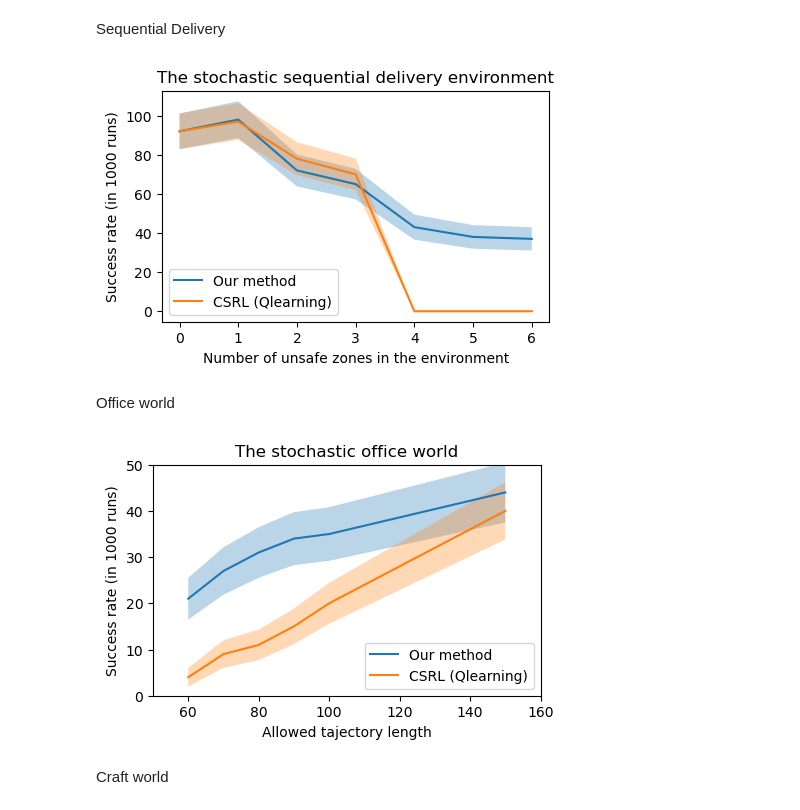
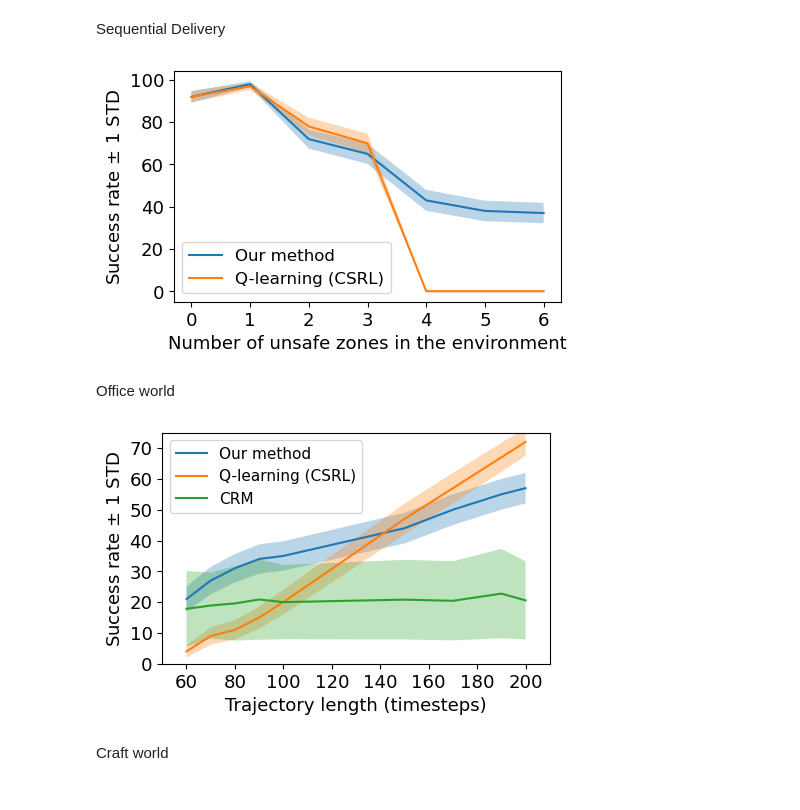
Before and after one commit to CL2-UWaterloo/RL-LTL, a Jupyter notebook: Main/plots.ipynb, the cells around one changed output. Saved outputs shown, nothing was run; the diff lists cells and outputs as text; code cells hidden in the pictures.

```diff
--- a/Main/plots.ipynb
+++ b/Main/plots.ipynb
@@ -6,80 +40,92 @@ Sequential Delivery
 # %%
 n_danger = range(7)
 
 ours_stoch = [92, 98, 72, 65, 43, 38, 37]
 csrl_stoch = [92, 97, 78, 70, 0, 0, 0]
 
 ours_succes_std = []
 for i in ours_stoch:
-    temp = np.zeros(1000)
+    temp = np.zeros(100)
     temp[:int(i)]=1
-    std = np.sqrt(1000*np.var(temp))
+    std = np.sqrt(100*np.var(temp))
     ours_succes_std.append((i-std, i+std))
 
 csrl_succes_std = []
 for i in csrl_stoch:
-    temp = np.zeros(1000)
+    temp = np.zeros(100)
     temp[:int(i)]=1
-    std = np.sqrt(1000*np.var(temp))
+    std = np.sqrt(100*np.var(temp))
     csrl_succes_std.append((i-std, i+std))
 
 ours_succes_std = np.array(ours_succes_std)
 csrl_succes_std = np.array(csrl_succes_std)
 
 plt.figure(figsize=(5,3))
 plt.fill_between(n_danger, ours_succes_std[:,0], ours_succes_std[:,1], alpha=0.3)
 plt.fill_between(n_danger, csrl_succes_std[:,0], csrl_succes_std[:,1], alpha=0.3)
 
+plt.xticks(fontsize=13)
+plt.yticks(fontsize=13)
 plt.plot(n_danger, ours_stoch, label='Our method')
-plt.plot(n_danger, csrl_stoch, label='CSRL (Qlearning)')
-plt.xlabel("Number of unsafe zones in the environment")
-plt.ylabel("Success rate (in 1000 runs)")
-plt.title("The stochastic sequential delivery environment")
+plt.plot(n_danger, csrl_stoch, label='Q-learning (CSRL)')
+plt.xlabel("Number of unsafe zones in the environment", fontsize=13)
+plt.ylabel('Success rate $\pm$ 1 STD', fontsize=13)
+# plt.title("The stochastic sequential delivery environment")
 # plt.xlim(50,160)
 # plt.ylim(0,50)
-plt.legend(loc='lower left')
-plt.savefig(f"outputs/The office world.pdf")
+plt.legend(loc='lower left', prop={'size': 12})
+plt.savefig(f"outputs/res_sequential_delivery.pdf", bbox_inches='tight')
 # %% [output]
-[figure, old version]
+[figure, new version]
 # %% [markdown]
 Office world
 # %%
-len_traj = [60, 70, 80, 90, 100, 150]
+len_traj = [60, 70, 80, 90, 100, 150, 170, 190, 200]
 
-ours_stoch = [21, 27, 31, 34, 35, 44]
-csrl_stoch = [4,  9,  11, 15, 20, 40]
+ours_stoch = [21, 27, 31, 34, 35, 44, 50, 55, 57]
+csrl_stoch = [4,  9,  11, 15, 20, 47, 57, 67, 72]
 
 ours_succes_std = []
 for i in ours_stoch:
-    temp = np.zeros(1000)
+    temp = np.zeros(100)
     temp[:int(i)]=1
-    std = np.sqrt(1000*np.var(temp))
+    std = np.sqrt(100*np.var(temp))
     ours_succes_std.append((i-std, i+std))
 
 csrl_succes_std = []
 for i in csrl_stoch:
-    temp = np.zeros(1000)
+    temp = np.zeros(100)
     temp[:int(i)]=1
-    std = np.sqrt(1000*np.var(temp))
+    std = np.sqrt(100*np.var(temp))
     csrl_succes_std.append((i-std, i+std))
+
+qrm_succes_std = []
+for i in range(len(qrm_std)):
+    qrm_succes_std.append((QRM_avr[i]-qrm_std[i], QRM_avr[i]+qrm_std[i]))
 
 ours_succes_std = np.array(ours_succes_std)
 csrl_succes_std = np.array(csrl_succes_std)
+qrm_succes_std = np.array(qrm_succes_std)
+
 
 plt.figure(figsize=(5,3))
 plt.fill_between(len_traj, ours_succes_std[:,0], ours_succes_std[:,1], alpha=0.3)
 plt.fill_between(len_traj, csrl_succes_std[:,0], csrl_succes_std[:,1], alpha=0.3)
+plt.fill_between(QRM_T, qrm_succes_std[:,0], qrm_succes_std[:,1], alpha=0.3)
 
+plt.xticks(fontsize=13)
+plt.yticks(fontsize=13)
 plt.plot(len_traj, ours_stoch, label='Our method')
-plt.plot(len_traj, csrl_stoch, label='CSRL (Qlearning)')
-plt.xlabel("Allowed tajectory length")
-plt.ylabel("Success rate (in 1000 runs)")
-plt.title("The stochastic office world")
-plt.xlim(50,160)
-plt.ylim(0,50)
-plt.legend(loc='lower right')
-plt.savefig(f"outputs/The office world.pdf")
+plt.plot(len_traj, csrl_stoch, label='Q-learning (CSRL)')
+plt.plot(QRM_T, QRM_avr, label='CRM')
+plt.xlabel("Trajectory length (timesteps)", fontsize=13)
+plt.ylabel('Success rate $\pm$ 1 STD', fontsize=13)
+# plt.title("The stochastic office world")
+plt.xlim(50,210)
+plt.ylim(0,75)
+plt.legend(loc='upper left', prop={'size': 11})
+plt.savefig(f"outputs/res_office_world.pdf", bbox_inches='tight')
 # %% [output]
-[figure, old version]
+[figure, new version]
 # %% [markdown]
 Craft world
```
Also changed, not shown: parts of 7 cells of this notebook, 43 other files.
